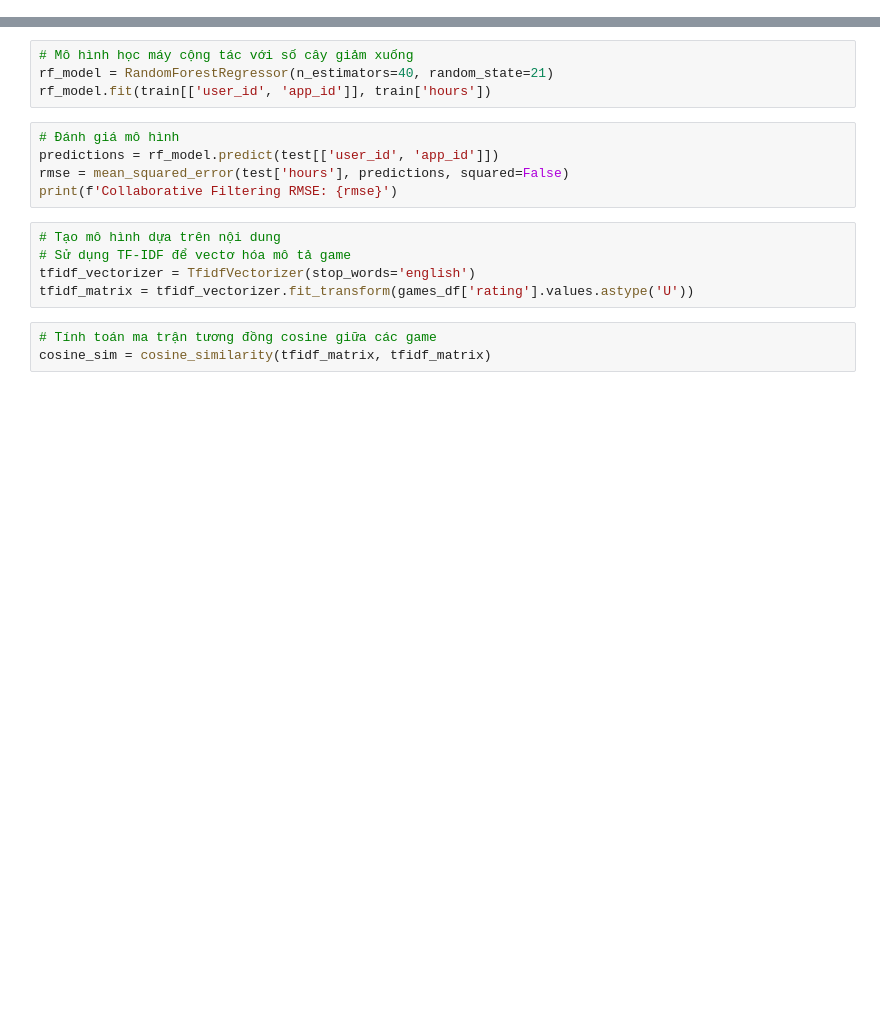
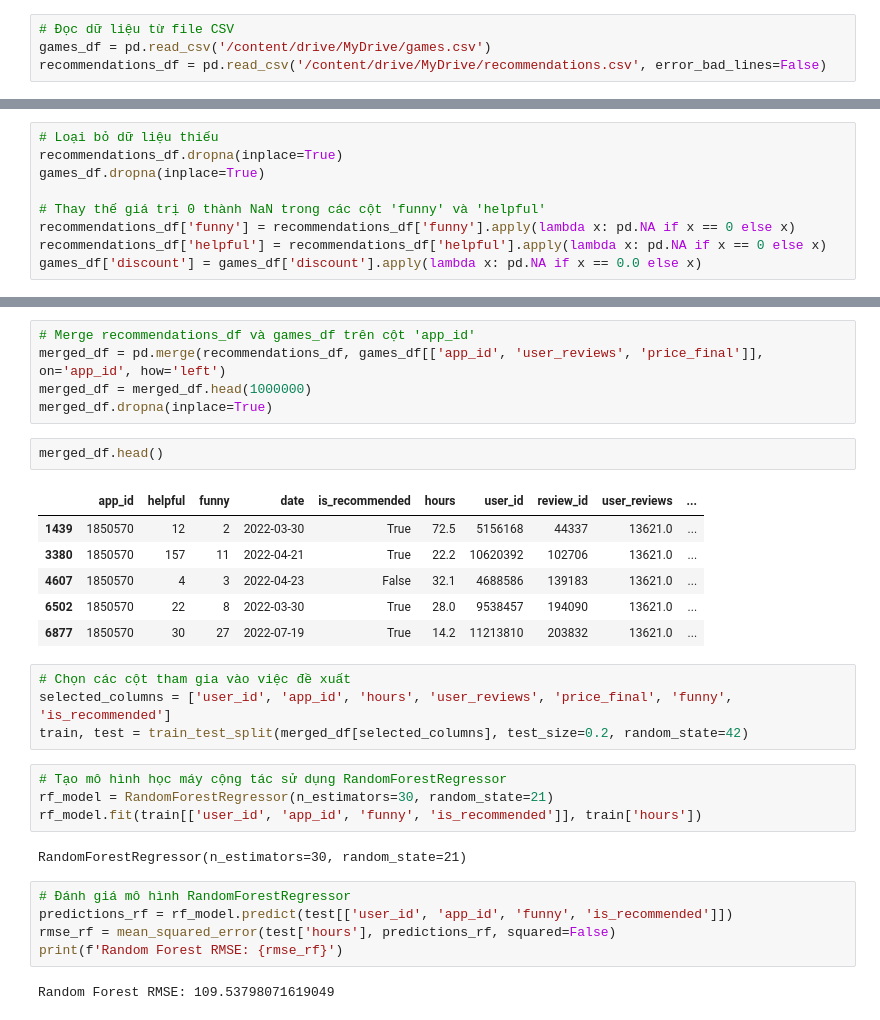
Before and after one commit to khanhsvan/someCollab, a Jupyter notebook: Untitled4.ipynb, the cells around one changed output, grey strips where cells are left out. Saved outputs shown, nothing was run; the diff lists cells and outputs as text; blank space fills up the shorter version.

Commit message:
Error

```diff
--- a/Untitled4.ipynb
+++ b/Untitled4.ipynb
@@ -52,0 +10,4 @@ train, test = train_test_split(recommendations_df, test_size=0.6, random_state=4
+# %%
+# Đọc dữ liệu từ file CSV
+games_df = pd.read_csv('/content/drive/MyDrive/games.csv')
+recommendations_df = pd.read_csv('/content/drive/MyDrive/recommendations.csv', error_bad_lines=False)
@@ -52,0 +25,9 @@ train, test = train_test_split(recommendations_df, test_size=0.6, random_state=4
+# %%
+# Loại bỏ dữ liệu thiếu
+recommendations_df.dropna(inplace=True)
+games_df.dropna(inplace=True)
+
+# Thay thế giá trị 0 thành NaN trong các cột 'funny' và 'helpful'
+recommendations_df['funny'] = recommendations_df['funny'].apply(lambda x: pd.NA if x == 0 else x)
+recommendations_df['helpful'] = recommendations_df['helpful'].apply(lambda x: pd.NA if x == 0 else x)
+games_df['discount'] = games_df['discount'].apply(lambda x: pd.NA if x == 0.0 else x)
@@ -53,17 +46,31 @@ train, test = train_test_split(recommendations_df, test_size=0.6, random_state=4
+# %%
+# Merge recommendations_df và games_df trên cột 'app_id'
+merged_df = pd.merge(recommendations_df, games_df[['app_id', 'user_reviews', 'price_final']], on='app_id', how='left')
+merged_df = merged_df.head(1000000)
+merged_df.dropna(inplace=True)
+# %%
+merged_df.head()
+# %% [output]
+|  | app_id | helpful | funny | date | is_recommended | hours | user_id | review_id | user_reviews | ... |
+| 1439 | 1850570 | 12 | 2 | 2022-03-30 | True | 72.5 | 5156168 | 44337 | 13621.0 | ... |
+| 3380 | 1850570 | 157 | 11 | 2022-04-21 | True | 22.2 | 10620392 | 102706 | 13621.0 | ... |
+| 4607 | 1850570 | 4 | 3 | 2022-04-23 | False | 32.1 | 4688586 | 139183 | 13621.0 | ... |
+| 6502 | 1850570 | 22 | 8 | 2022-03-30 | True | 28.0 | 9538457 | 194090 | 13621.0 | ... |
+| 6877 | 1850570 | 30 | 27 | 2022-07-19 | True | 14.2 | 11213810 | 203832 | 13621.0 | ... |
+# %%
+# Chọn các cột tham gia vào việc đề xuất
+selected_columns = ['user_id', 'app_id', 'hours', 'user_reviews', 'price_final', 'funny', 'is_recommended']
+train, test = train_test_split(merged_df[selected_columns], test_size=0.2, random_state=42)
 # %%
-# Mô hình học máy cộng tác với số cây giảm xuống
-rf_model = RandomForestRegressor(n_estimators=40, random_state=21)
-rf_model.fit(train[['user_id', 'app_id']], train['hours'])
+# Tạo mô hình học máy cộng tác sử dụng RandomForestRegressor
+rf_model = RandomForestRegressor(n_estimators=30, random_state=21)
+rf_model.fit(train[['user_id', 'app_id', 'funny', 'is_recommended']], train['hours'])
+# %% [output]
+RandomForestRegressor(n_estimators=30, random_state=21)
 # %%
-# Đánh giá mô hình
-predictions = rf_model.predict(test[['user_id', 'app_id']])
-rmse = mean_squared_error(test['hours'], predictions, squared=False)
-print(f'Collaborative Filtering RMSE: {rmse}')
+# Đánh giá mô hình RandomForestRegressor
+predictions_rf = rf_model.predict(test[['user_id', 'app_id', 'funny', 'is_recommended']])
+rmse_rf = mean_squared_error(test['hours'], predictions_rf, squared=False)
+print(f'Random Forest RMSE: {rmse_rf}')
+# %% [output]
+Random Forest RMSE: 109.53798071619049
-# %%
-# Tạo mô hình dựa trên nội dung
-# Sử dụng TF-IDF để vectơ hóa mô tả game
-tfidf_vectorizer = TfidfVectorizer(stop_words='english')
-tfidf_matrix = tfidf_vectorizer.fit_transform(games_df['rating'].values.astype('U'))
-# %%
-# Tính toán ma trận tương đồng cosine giữa các game
-cosine_sim = cosine_similarity(tfidf_matrix, tfidf_matrix)
```
Also changed, not shown: parts of 15 cells of this notebook.
